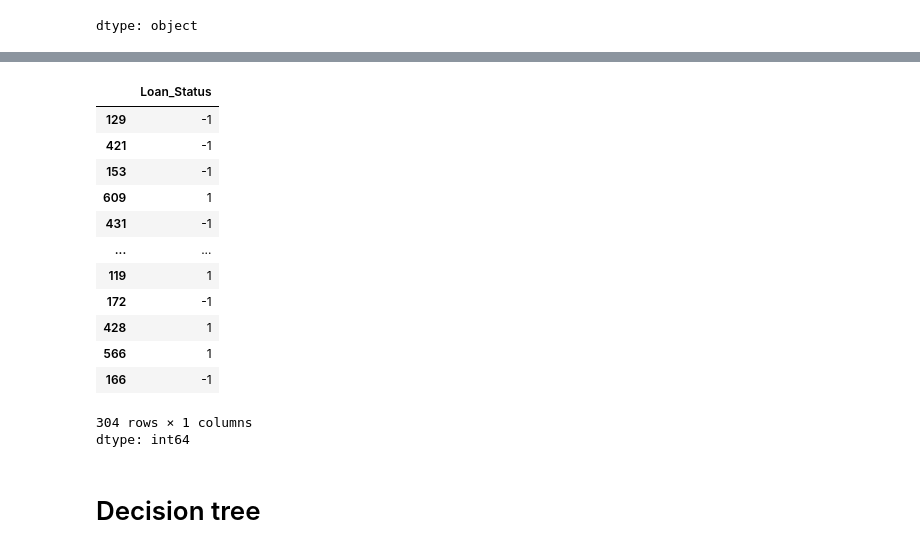
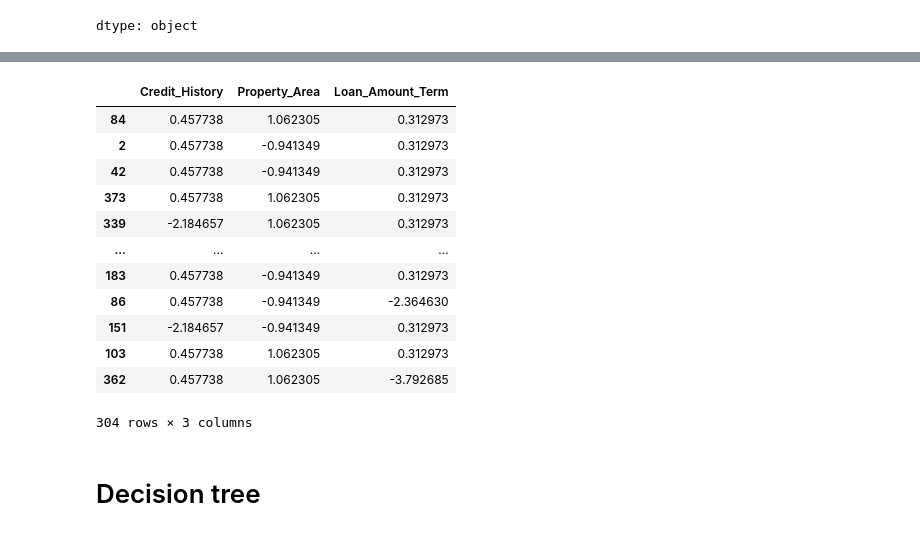
Before and after one commit to MhammadRezaValiYari/loan-validation, a Jupyter notebook: Loan_validation_with_Decision_Tree.ipynb, the cells around one changed output, grey strips where cells are left out. Saved outputs shown, nothing was run; the diff lists cells and outputs as text; code cells hidden in the pictures.

```diff
--- a/Loan_validation_with_Decision_Tree.ipynb
+++ b/Loan_validation_with_Decision_Tree.ipynb
@@ -242,20 +242,19 @@ x_train, x_test, y_train, y_test = train_test_split(selected_features, y, random
-# %%
-y_train
-# %% [output]
-|  | Loan_Status |
-| 129 | -1 |
-| 421 | -1 |
-| 153 | -1 |
-| 609 | 1 |
-| 431 | -1 |
-| ... | ... |
-| 119 | 1 |
-| 172 | -1 |
-| 428 | 1 |
-| 566 | 1 |
-| 166 | -1 |
-304 rows × 1 columns
-dtype: int64
+# %%
+x_train
+# %% [output]
+|  | Credit_History | Property_Area | Loan_Amount_Term |
+| 84 | 0.457738 | 1.062305 | 0.312973 |
+| 2 | 0.457738 | -0.941349 | 0.312973 |
+| 42 | 0.457738 | -0.941349 | 0.312973 |
+| 373 | 0.457738 | 1.062305 | 0.312973 |
+| 339 | -2.184657 | 1.062305 | 0.312973 |
+| ... | ... | ... | ... |
+| 183 | 0.457738 | -0.941349 | 0.312973 |
+| 86 | 0.457738 | -0.941349 | -2.364630 |
+| 151 | -2.184657 | -0.941349 | 0.312973 |
+| 103 | 0.457738 | 1.062305 | 0.312973 |
+| 362 | 0.457738 | 1.062305 | -3.792685 |
+304 rows × 3 columns
 # %% [markdown]
 # Decision tree
 # %%
```
Also changed, not shown: parts of 12 cells of this notebook.
